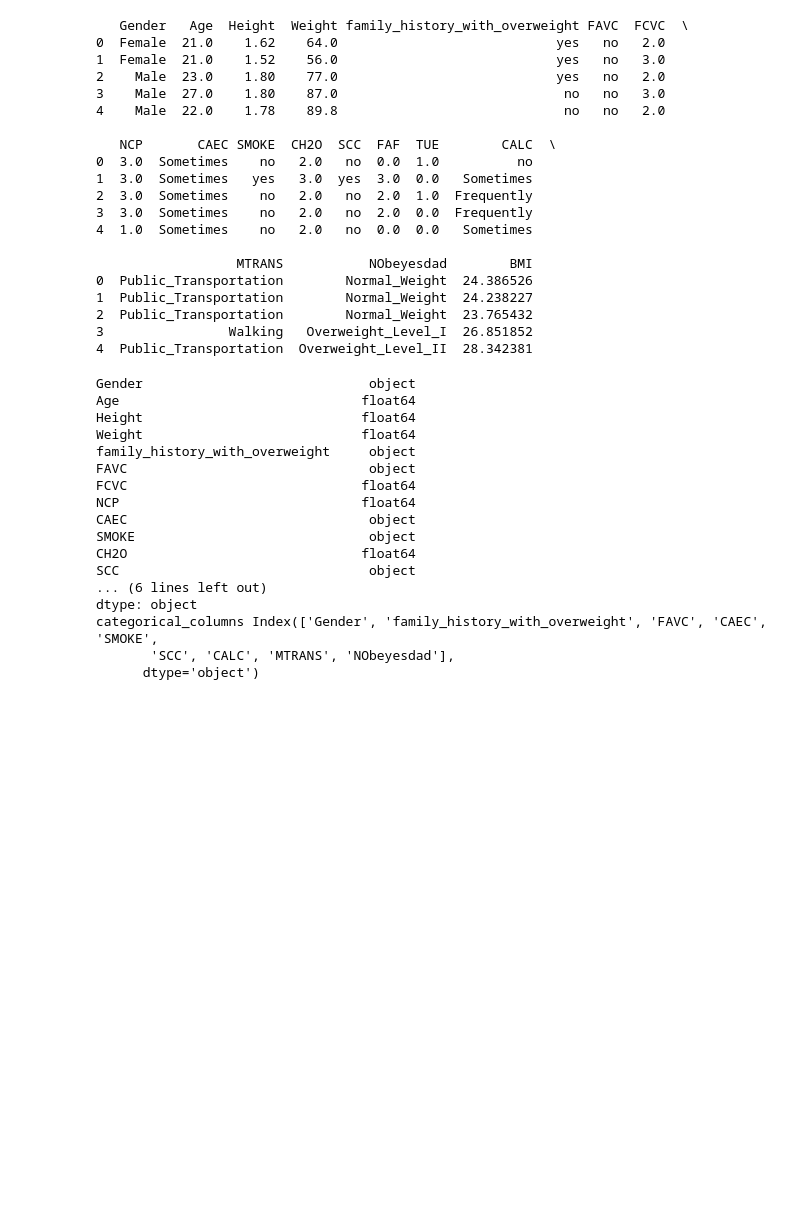
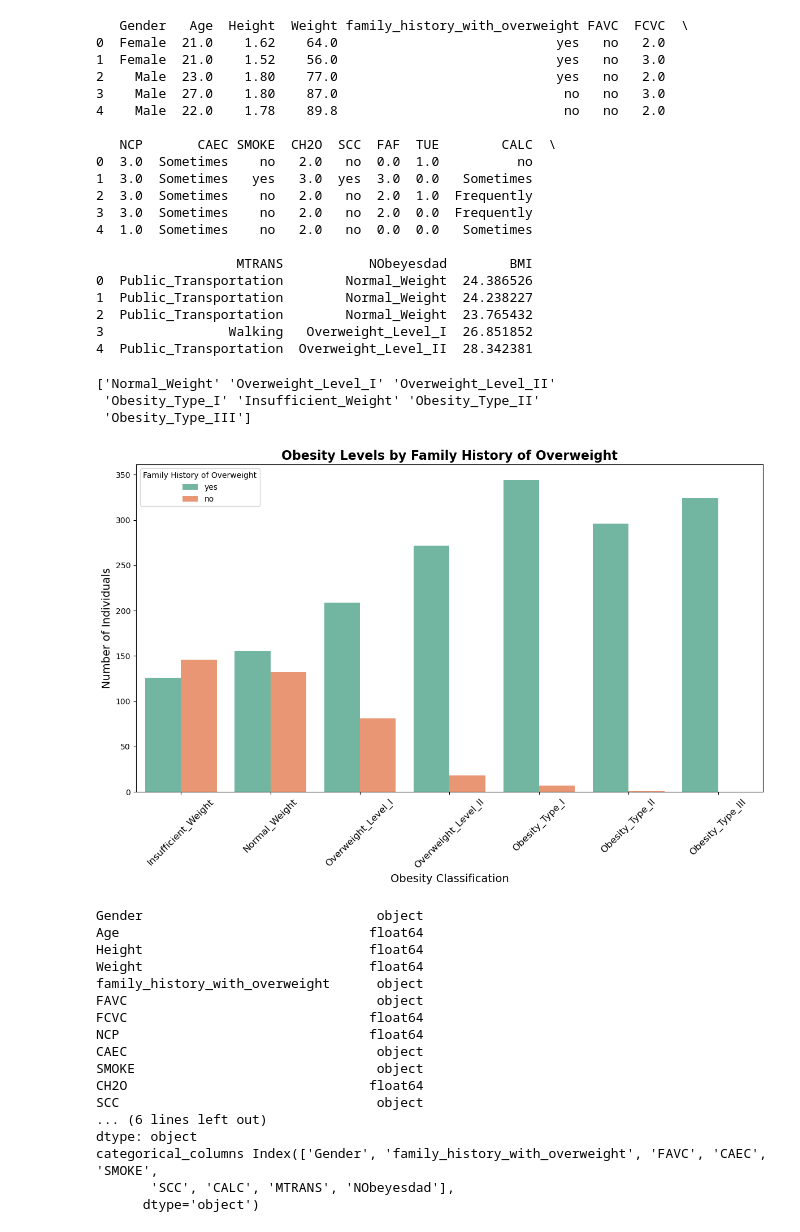
Before and after one commit to ngoqbrian/Obesity-Risk-Scoring-Enhancing-Health-Insurance-Plans, a Jupyter notebook: Brian Ngo/src/Obesity_Brian.ipynb, the cells around one changed output. Drawn from its saved outputs; the diff is of its cells as text; code cells hidden in the pictures; blank space fills up the shorter version.

Commit message:
Updated Figures

```diff
--- a/Brian Ngo/src/Obesity_Brian.ipynb
+++ b/Brian Ngo/src/Obesity_Brian.ipynb
@@ -179,6 +179,47 @@ print(data.head())
 2  Public_Transportation        Normal_Weight  23.765432
 3                Walking   Overweight_Level_I  26.851852
 4  Public_Transportation  Overweight_Level_II  28.342381
+# %%
+# Check unique values in the column and their current order
+print(data['NObeyesdad'].unique())
+# %% [output]
+['Normal_Weight' 'Overweight_Level_I' 'Overweight_Level_II'
+ 'Obesity_Type_I' 'Insufficient_Weight' 'Obesity_Type_II'
+ 'Obesity_Type_III']
+# %%
+# Define the desired order for the categories
+NObeyesdad_category_order = [
+    "Insufficient_Weight",
+    "Normal_Weight",
+    "Overweight_Level_I",
+    "Overweight_Level_II",
+    "Obesity_Type_I",
+    "Obesity_Type_II",
+    "Obesity_Type_III"
+]
+
+# Convert the NObeyesdad column to a categorical type with the specified order
+data['NObeyesdad'] = pd.Categorical(data['NObeyesdad'], categories=NObeyesdad_category_order, ordered=True)
+# %%
+# Compare Obesity Classification with Family History of Overweight
+plt.figure(figsize=(12, 8))
+sns.countplot(
+    data=data,
+    x="NObeyesdad",
+    hue="family_history_with_overweight",
+    palette="Set2"
+)
+
+plt.title("Obesity Levels by Family History of Overweight", fontsize=16, fontweight="bold")
+plt.xlabel("Obesity Classification", fontsize=14)
+plt.ylabel("Number of Individuals", fontsize=14)
+plt.xticks(rotation=45, fontsize=12)
+plt.legend(title="Family History of Overweight")
+plt.tight_layout()
+
+plt.show()
+# %% [output]
+[figure, added]
 # %%
 # Check data types of all columns
 print(data.dtypes)
```
Also changed, not shown: parts of 1 cell of this notebook, 6 other files.
